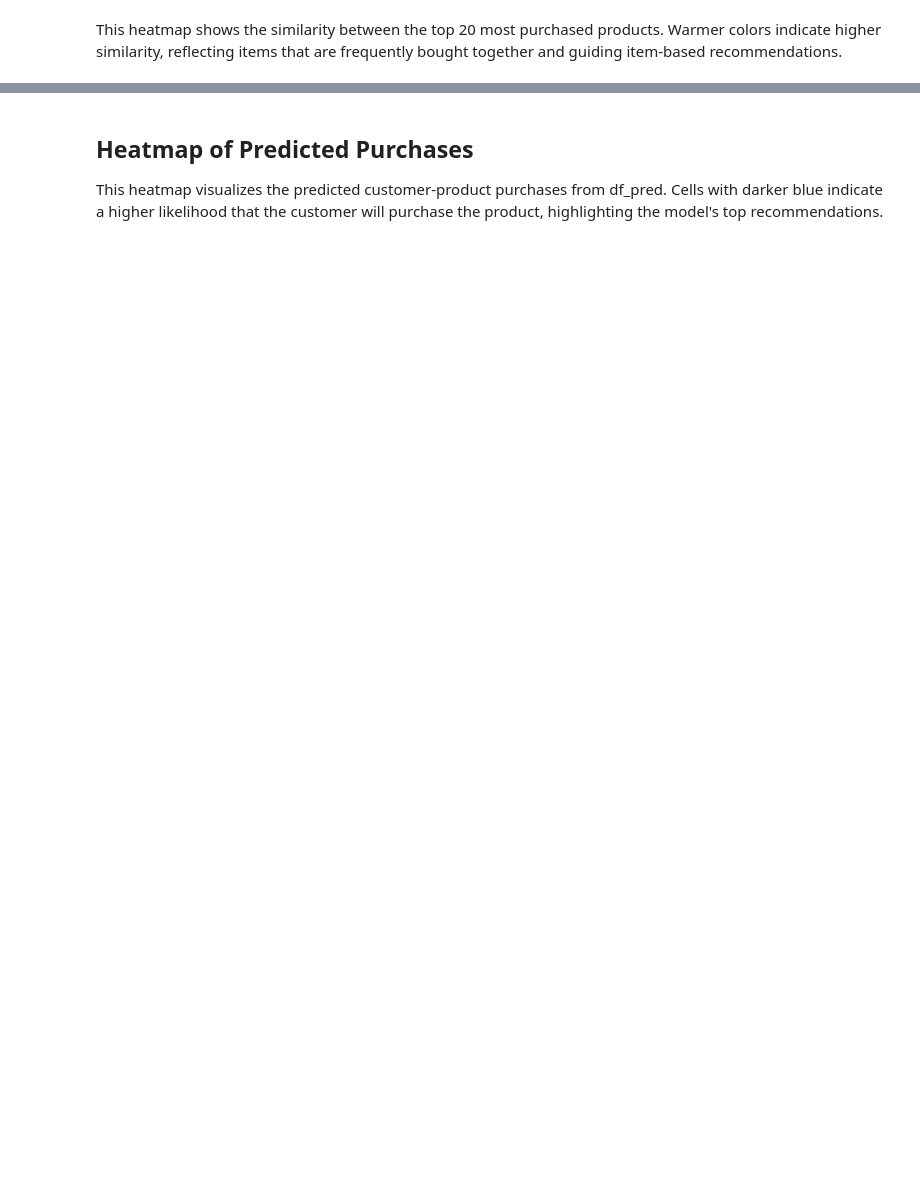
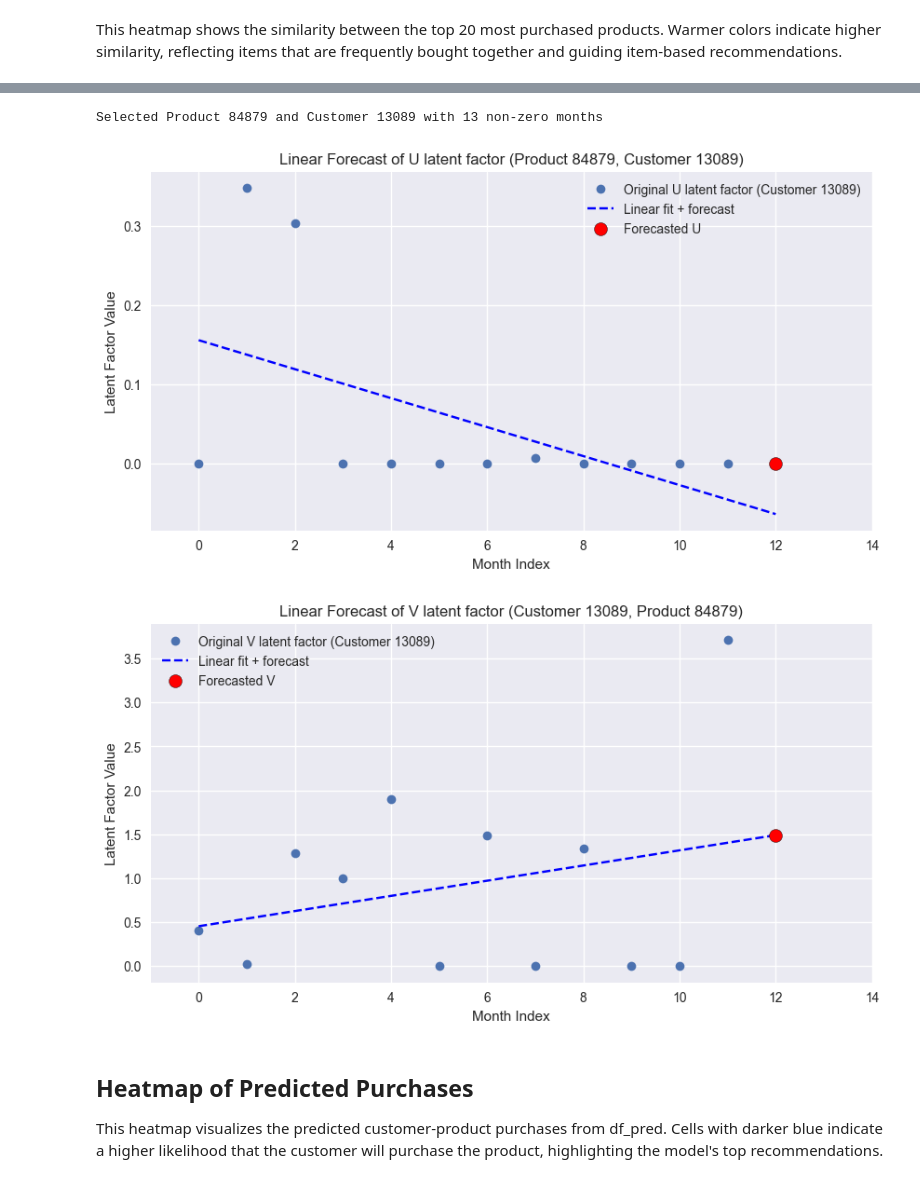
Before and after one commit to ligenchang/CSCA_5632_Final_Project, a Jupyter notebook: main.ipynb, the cells around one changed output, grey strips where cells are left out. Cells and saved outputs as stored; diff of their text form; code cells hidden in the pictures; blank space fills up the shorter version.

```diff
--- a/main.ipynb
+++ b/main.ipynb
@@ -1098,3 +1317,55 @@ plt.show()
+# %%
+import matplotlib.pyplot as plt
+import numpy as np
+
+non_zero_counts = (Z > 0).sum(axis=2)
+prod_idx, cust_idx = np.unravel_index(np.argmax(non_zero_counts), non_zero_counts.shape)
+print(f"Selected Product {products[prod_idx]} and Customer {customers[cust_idx]} with {non_zero_counts[prod_idx, cust_idx]} non-zero months")
+
+latent_idx = 0
+
+latent_series_U = U_seq[:, prod_idx, latent_idx].copy()
+latent_series_V = V_seq[:, latent_idx, cust_idx].copy()
+months_idx = np.arange(len(latent_series_U))
+
+forecast_U = U_forecast[prod_idx, latent_idx]
+forecast_V = V_forecast[latent_idx, cust_idx]
+
+coeff_U = np.polyfit(months_idx, latent_series_U, 1)
+fit_line_U = coeff_U[0] * months_idx + coeff_U[1]
+
+coeff_V = np.polyfit(months_idx, latent_series_V, 1)
+fit_line_V = coeff_V[0] * months_idx + coeff_V[1]
+
+months_idx_forecast = np.append(months_idx, len(months_idx))
+fit_line_U_forecast = np.append(fit_line_U, coeff_U[0]*len(months_idx) + coeff_U[1])
+fit_line_V_forecast = np.append(fit_line_V, coeff_V[0]*len(months_idx) + coeff_V[1])
+
+plt.figure(figsize=(10,5))
+plt.plot(months_idx, latent_series_U, 'o', label=f'Original U latent factor (Customer {customers[cust_idx]})')
+plt.plot(months_idx_forecast, fit_line_U_forecast, 'b--', label='Linear fit + forecast')
+plt.scatter(len(months_idx), forecast_U, color='red', s=100, edgecolors='black', zorder=5, label='Forecasted U')
+plt.xlabel('Month Index')
+plt.ylabel('Latent Factor Value')
+plt.title(f'Linear Forecast of U latent factor (Product {products[prod_idx]}, Customer {customers[cust_idx]})')
+plt.xlim(-1, len(months_idx) + 2)
+plt.legend()
+plt.show()
+
+plt.figure(figsize=(10,5))
+plt.plot(months_idx, latent_series_V, 'o', label=f'Original V latent factor (Customer {customers[cust_idx]})')
+plt.plot(months_idx_forecast, fit_line_V_forecast, 'b--', label='Linear fit + forecast')
+plt.scatter(len(months_idx), forecast_V, color='red', s=100, edgecolors='black', zorder=5, label='Forecasted V')
+plt.xlabel('Month Index')
+plt.ylabel('Latent Factor Value')
+plt.title(f'Linear Forecast of V latent factor (Customer {customers[cust_idx]}, Product {products[prod_idx]})')
+plt.xlim(-1, len(months_idx) + 2)
+plt.legend()
+plt.show()
+# %% [output]
+Selected Product 84879 and Customer 13089 with 13 non-zero months
+[figure, added]
+[figure, added]
 # %% [markdown]
 ## Heatmap of Predicted Purchases
 
```
Also changed, not shown: parts of 39 cells of this notebook.
